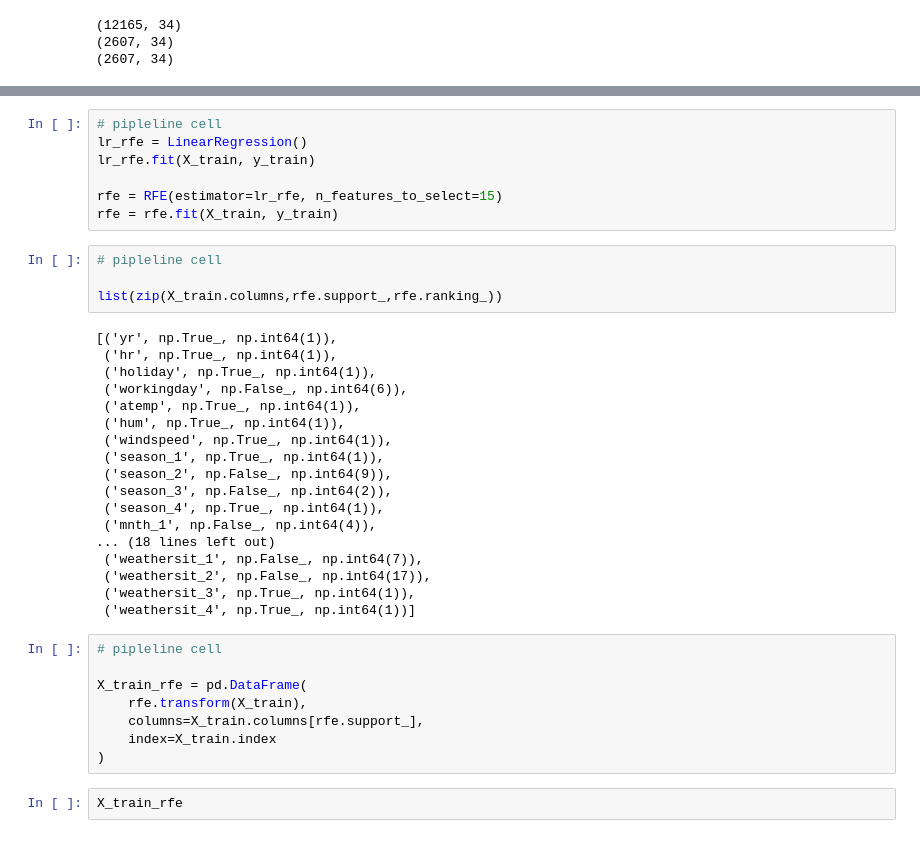
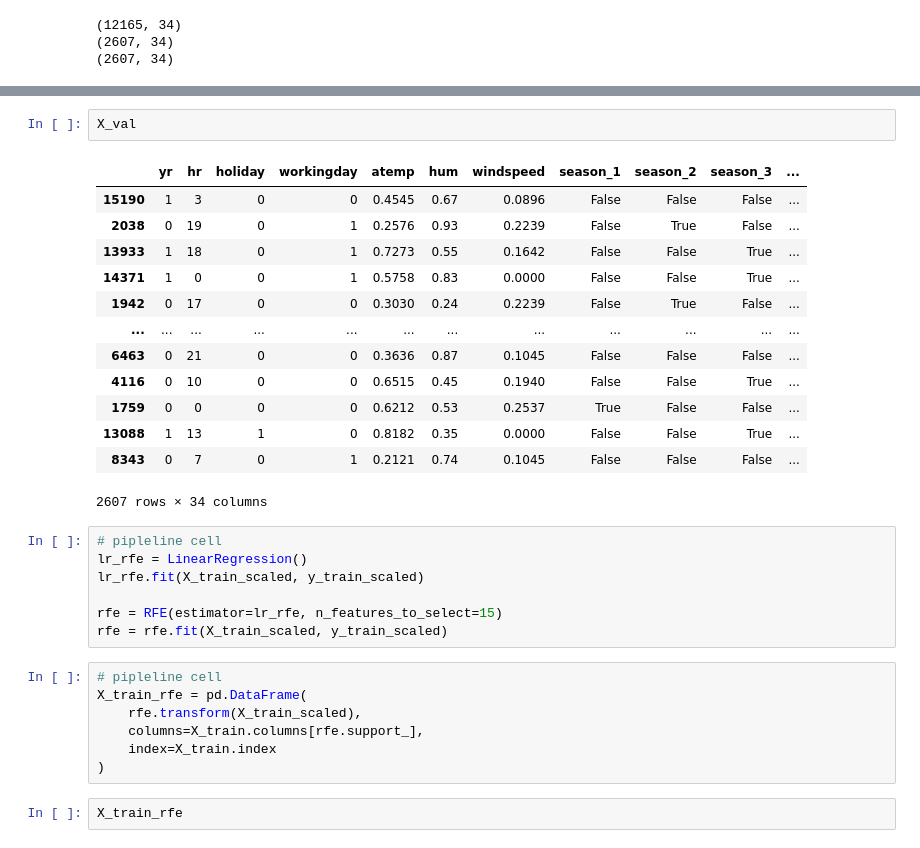
Before and after one commit to cheroualiyakoub/mlops-42Track, a Jupyter notebook: notebooks/data_analysist.ipynb, the cells around one changed output, grey strips where cells are left out. Drawn from its saved outputs; the diff is of its cells as text.

```diff
--- a/notebooks/data_analysist.ipynb
+++ b/notebooks/data_analysist.ipynb
@@ -480,37 +523,30 @@ X_train
+# %%
+X_val
+# %% [output]
+|  | yr | hr | holiday | workingday | atemp | hum | windspeed | season_1 | season_2 | season_3 | ... |
+| 15190 | 1 | 3 | 0 | 0 | 0.4545 | 0.67 | 0.0896 | False | False | False | ... |
+| 2038 | 0 | 19 | 0 | 1 | 0.2576 | 0.93 | 0.2239 | False | True | False | ... |
+| 13933 | 1 | 18 | 0 | 1 | 0.7273 | 0.55 | 0.1642 | False | False | True | ... |
+| 14371 | 1 | 0 | 0 | 1 | 0.5758 | 0.83 | 0.0000 | False | False | True | ... |
+| 1942 | 0 | 17 | 0 | 0 | 0.3030 | 0.24 | 0.2239 | False | True | False | ... |
+| ... | ... | ... | ... | ... | ... | ... | ... | ... | ... | ... | ... |
+| 6463 | 0 | 21 | 0 | 0 | 0.3636 | 0.87 | 0.1045 | False | False | False | ... |
+| 4116 | 0 | 10 | 0 | 0 | 0.6515 | 0.45 | 0.1940 | False | False | True | ... |
+| 1759 | 0 | 0 | 0 | 0 | 0.6212 | 0.53 | 0.2537 | True | False | False | ... |
+| 13088 | 1 | 13 | 1 | 0 | 0.8182 | 0.35 | 0.0000 | False | False | True | ... |
+| 8343 | 0 | 7 | 0 | 1 | 0.2121 | 0.74 | 0.1045 | False | False | False | ... |
+2607 rows × 34 columns
 # %%
 # pipleline cell
 lr_rfe = LinearRegression()
-lr_rfe.fit(X_train, y_train)
+lr_rfe.fit(X_train_scaled, y_train_scaled)
 
 rfe = RFE(estimator=lr_rfe, n_features_to_select=15)
-rfe = rfe.fit(X_train, y_train)
+rfe = rfe.fit(X_train_scaled, y_train_scaled)
-# %%
-# pipleline cell
-
-list(zip(X_train.columns,rfe.support_,rfe.ranking_))
-# %% [output]
-[('yr', np.True_, np.int64(1)),
- ('hr', np.True_, np.int64(1)),
- ('holiday', np.True_, np.int64(1)),
- ('workingday', np.False_, np.int64(6)),
- ('atemp', np.True_, np.int64(1)),
- ('hum', np.True_, np.int64(1)),
- ('windspeed', np.True_, np.int64(1)),
- ('season_1', np.True_, np.int64(1)),
- ('season_2', np.False_, np.int64(9)),
- ('season_3', np.False_, np.int64(2)),
- ('season_4', np.True_, np.int64(1)),
- ('mnth_1', np.False_, np.int64(4)),
-... (18 lines left out)
- ('weathersit_1', np.False_, np.int64(7)),
- ('weathersit_2', np.False_, np.int64(17)),
- ('weathersit_3', np.True_, np.int64(1)),
- ('weathersit_4', np.True_, np.int64(1))]
 # %%
 # pipleline cell
-
 X_train_rfe = pd.DataFrame(
-    rfe.transform(X_train),
+    rfe.transform(X_train_scaled),
     columns=X_train.columns[rfe.support_],
     index=X_train.index
 )
```
Also changed, not shown: parts of 25 cells of this notebook, 4 other files.
